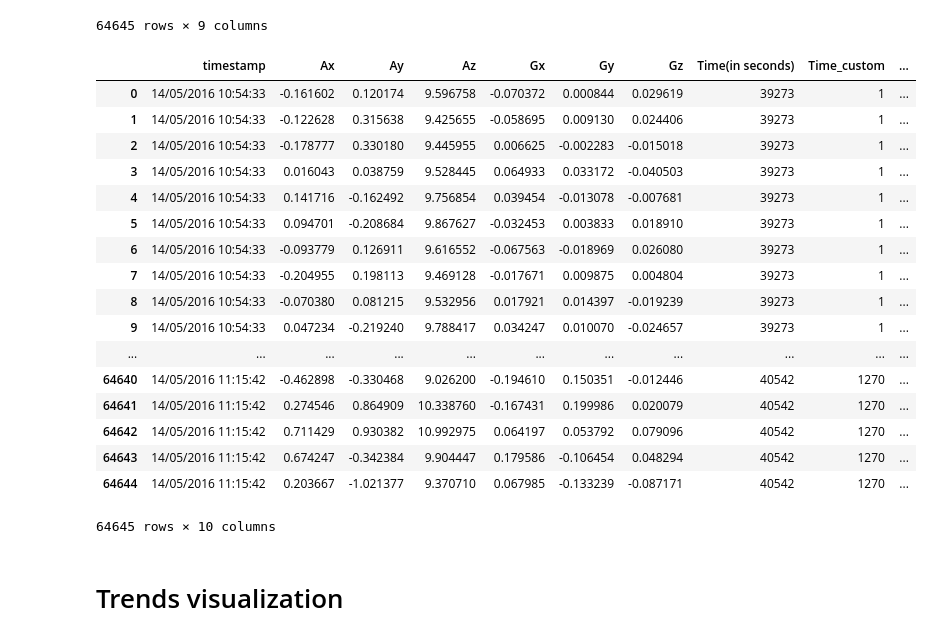
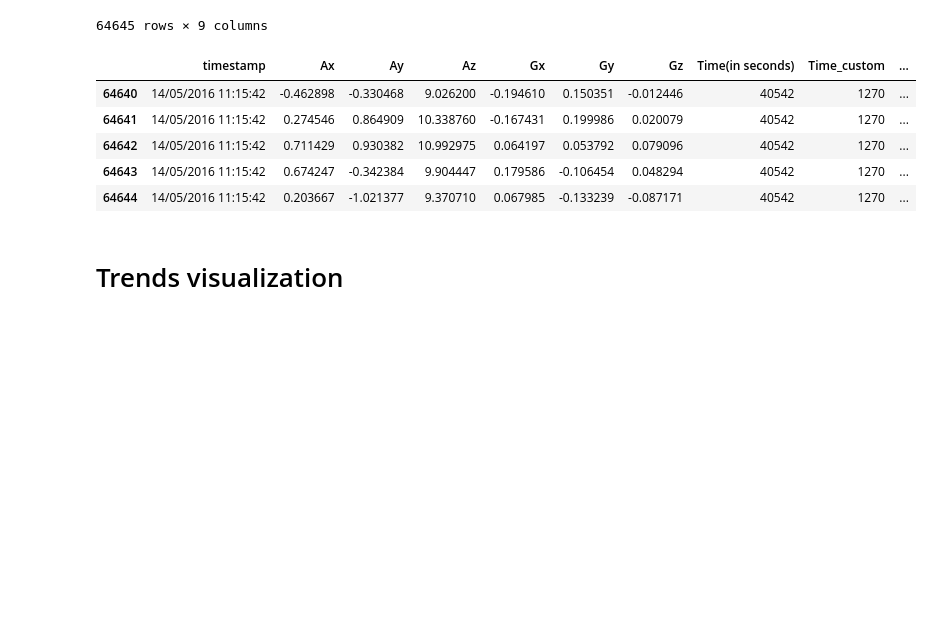
Before and after one commit to theAayushbajaj/Driver_Behaviour_Analysis, a Jupyter notebook: explore_data.ipynb, the cells around one changed output. Cells and saved outputs as stored; diff of their text form; code cells hidden in the pictures; blank space fills up the shorter version.

```diff
--- a/explore_data.ipynb
+++ b/explore_data.ipynb
@@ -200,26 +164,14 @@ for j in range(len(df_gt)):
 # %%
 df_label['Event']=df_label['Event'].fillna('no_event')
 # %%
-df_label
+df_label.tail()
 # %% [output]
 |  | timestamp | Ax | Ay | Az | Gx | Gy | Gz | Time(in seconds) | Time_custom | ... |
-| 0 | 14/05/2016 10:54:33 | -0.161602 | 0.120174 | 9.596758 | -0.070372 | 0.000844 | 0.029619 | 39273 | 1 | ... |
-| 1 | 14/05/2016 10:54:33 | -0.122628 | 0.315638 | 9.425655 | -0.058695 | 0.009130 | 0.024406 | 39273 | 1 | ... |
-| 2 | 14/05/2016 10:54:33 | -0.178777 | 0.330180 | 9.445955 | 0.006625 | -0.002283 | -0.015018 | 39273 | 1 | ... |
-| 3 | 14/05/2016 10:54:33 | 0.016043 | 0.038759 | 9.528445 | 0.064933 | 0.033172 | -0.040503 | 39273 | 1 | ... |
-| 4 | 14/05/2016 10:54:33 | 0.141716 | -0.162492 | 9.756854 | 0.039454 | -0.013078 | -0.007681 | 39273 | 1 | ... |
-| 5 | 14/05/2016 10:54:33 | 0.094701 | -0.208684 | 9.867627 | -0.032453 | 0.003833 | 0.018910 | 39273 | 1 | ... |
-| 6 | 14/05/2016 10:54:33 | -0.093779 | 0.126911 | 9.616552 | -0.067563 | -0.018969 | 0.026080 | 39273 | 1 | ... |
-| 7 | 14/05/2016 10:54:33 | -0.204955 | 0.198113 | 9.469128 | -0.017671 | 0.009875 | 0.004804 | 39273 | 1 | ... |
-| 8 | 14/05/2016 10:54:33 | -0.070380 | 0.081215 | 9.532956 | 0.017921 | 0.014397 | -0.019239 | 39273 | 1 | ... |
-| 9 | 14/05/2016 10:54:33 | 0.047234 | -0.219240 | 9.788417 | 0.034247 | 0.010070 | -0.024657 | 39273 | 1 | ... |
-| ... | ... | ... | ... | ... | ... | ... | ... | ... | ... | ... |
 | 64640 | 14/05/2016 11:15:42 | -0.462898 | -0.330468 | 9.026200 | -0.194610 | 0.150351 | -0.012446 | 40542 | 1270 | ... |
 | 64641 | 14/05/2016 11:15:42 | 0.274546 | 0.864909 | 10.338760 | -0.167431 | 0.199986 | 0.020079 | 40542 | 1270 | ... |
 | 64642 | 14/05/2016 11:15:42 | 0.711429 | 0.930382 | 10.992975 | 0.064197 | 0.053792 | 0.079096 | 40542 | 1270 | ... |
 | 64643 | 14/05/2016 11:15:42 | 0.674247 | -0.342384 | 9.904447 | 0.179586 | -0.106454 | 0.048294 | 40542 | 1270 | ... |
 | 64644 | 14/05/2016 11:15:42 | 0.203667 | -1.021377 | 9.370710 | 0.067985 | -0.133239 | -0.087171 | 40542 | 1270 | ... |
-64645 rows × 10 columns
 # %%
 df=df_label.drop(["Time(in seconds)","Time_custom"],axis=1)
 # %%
```
Also changed, not shown: parts of 10 cells of this notebook.
